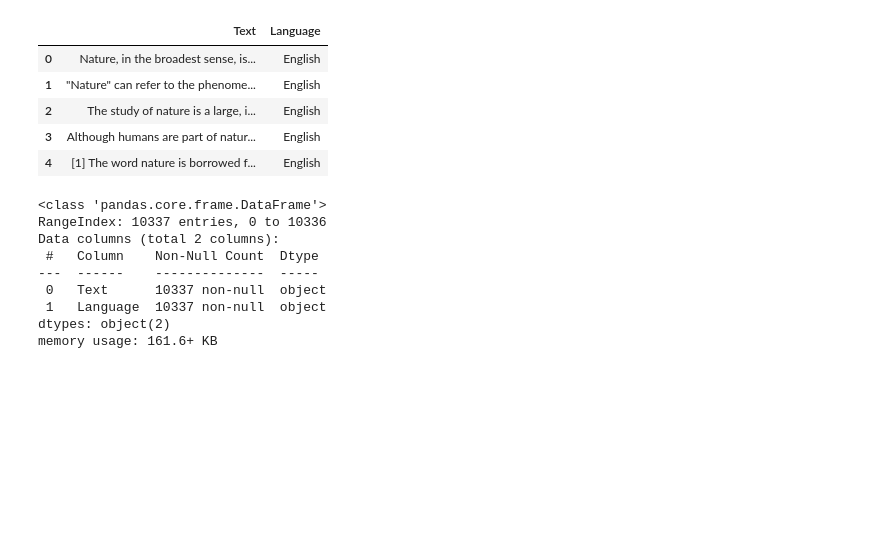
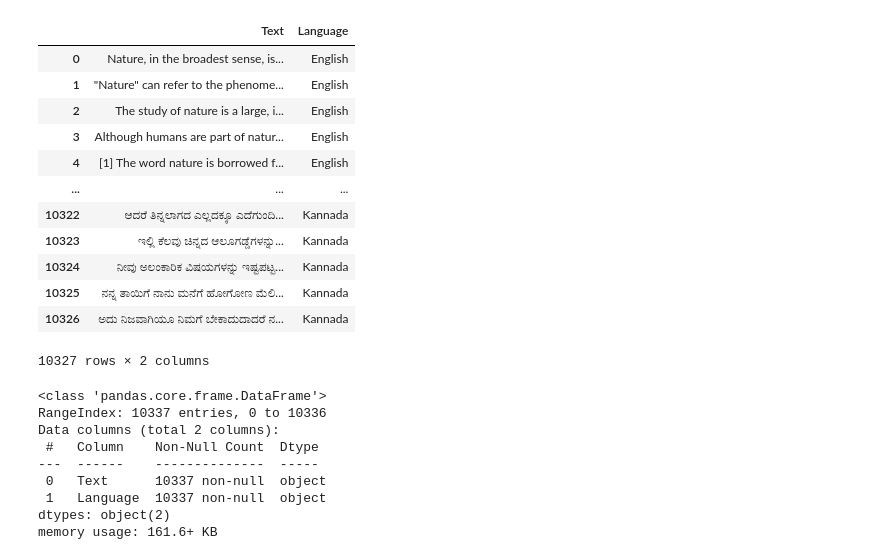
Before and after one commit to aditibadkur/Projects, a Jupyter notebook: language-detection.ipynb, the cells around one changed output. Saved outputs shown, nothing was run; the diff lists cells and outputs as text; code cells hidden in the pictures; blank space fills up the shorter version.

```diff
--- a/language-detection.ipynb
+++ b/language-detection.ipynb
@@ -10,14 +10,21 @@ import matplotlib.pyplot as plt
 from sklearn.metrics import confusion_matrix
 # %%
 data = pd.read_csv("/kaggle/input/language-detection/Language Detection.csv")
-data.head()
+data.head(-10)
 # %% [output]
 |  | Text | Language |
 | 0 | Nature, in the broadest sense, is... | English |
 | 1 | "Nature" can refer to the phenome... | English |
 | 2 | The study of nature is a large, i... | English |
 | 3 | Although humans are part of natur... | English |
 | 4 | [1] The word nature is borrowed f... | English |
+| ... | ... | ... |
+| 10322 | ಆದರೆ ತಿನ್ನಲಾಗದ ಎಲ್ಲದಕ್ಕೂ ಎದೆಗುಂದಿ... | Kannada |
+| 10323 | ಇಲ್ಲಿ ಕೆಲವು ಚಿನ್ನದ ಆಲೂಗಡ್ಡೆಗಳನ್ನು... | Kannada |
+| 10324 | ನೀವು ಅಲಂಕಾರಿಕ ವಿಷಯಗಳನ್ನು ಇಷ್ಟಪಟ್ಟ... | Kannada |
+| 10325 | ನನ್ನ ತಾಯಿಗೆ ನಾನು ಮನೆಗೆ ಹೋಗೋಣ ಮೆಲಿ... | Kannada |
+| 10326 | ಅದು ನಿಜವಾಗಿಯೂ ನಿಮಗೆ ಬೇಕಾದುದಾದರೆ ನ... | Kannada |
+10327 rows × 2 columns
 # %%
 data.info()
 # %% [output]
```
Also changed, not shown: parts of 2 cells of this notebook.
